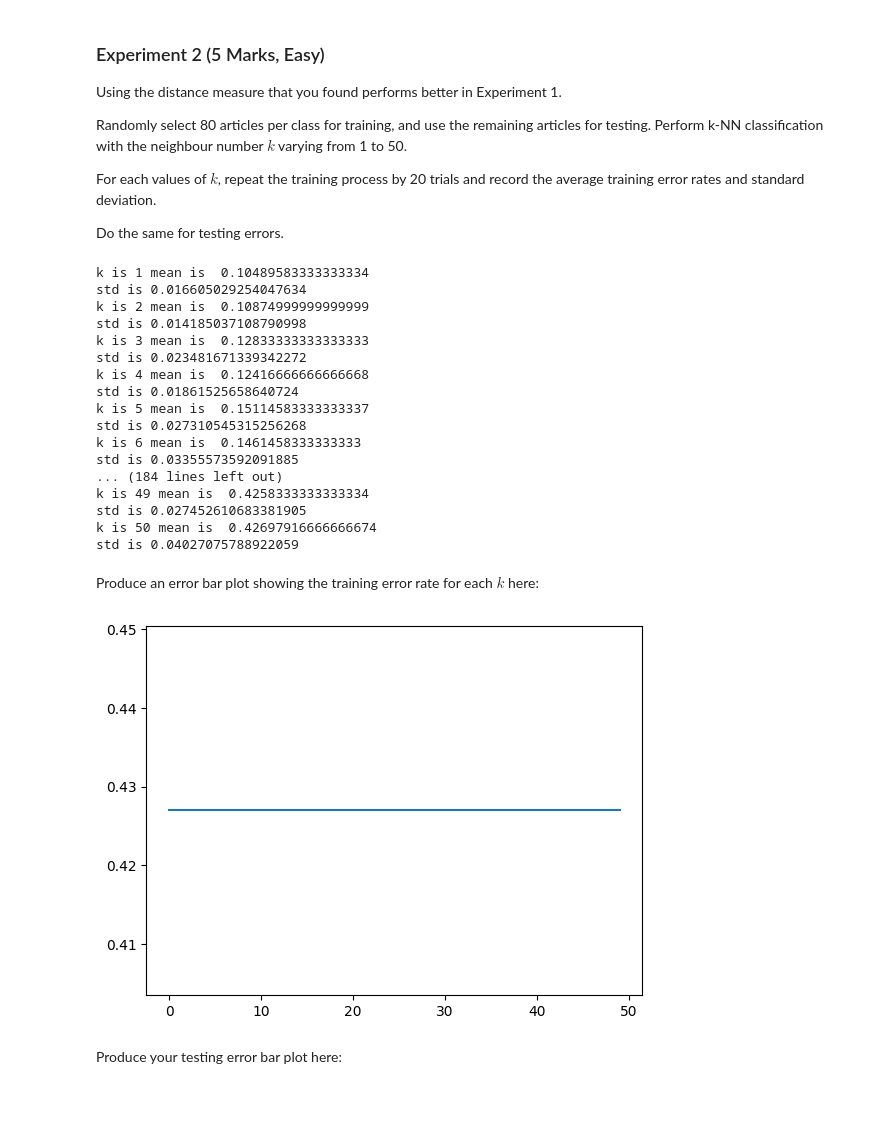
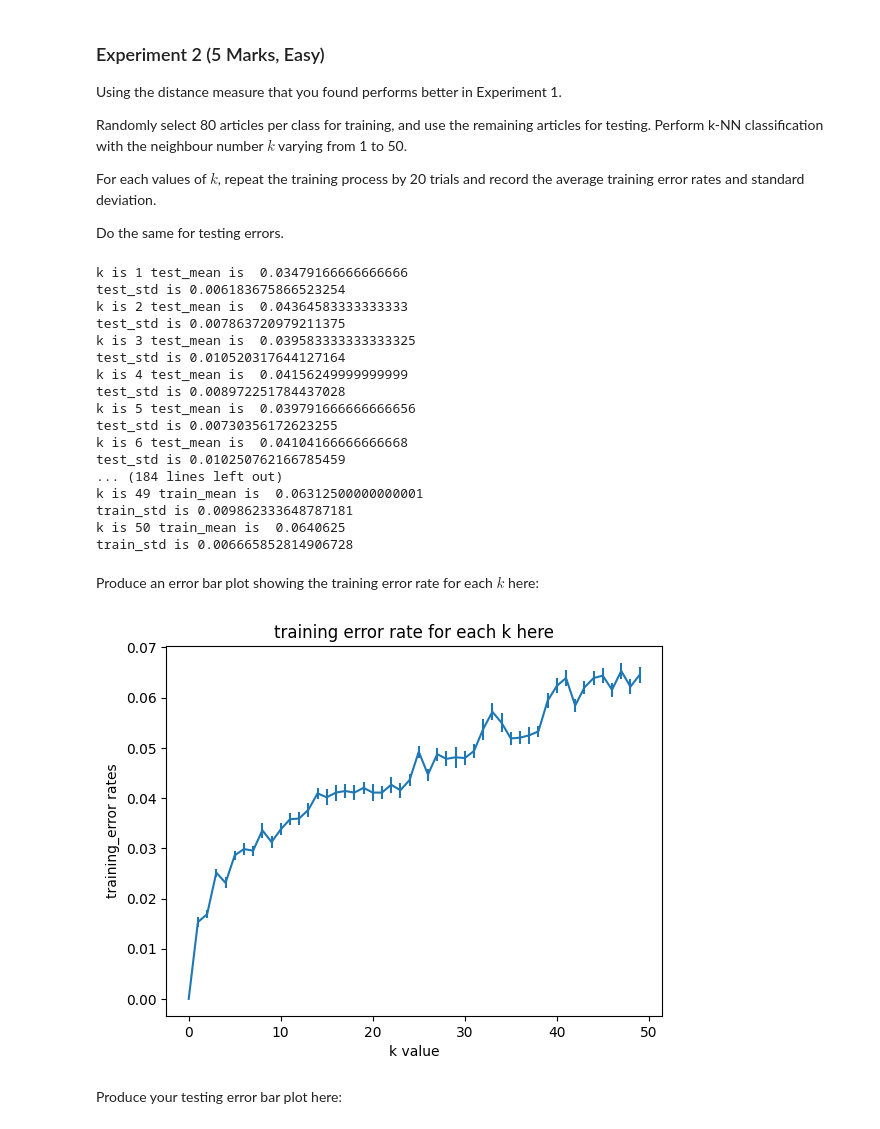
Before and after one commit to Kee386735501/machine-learning-, a Jupyter notebook: 24112-Lab1-S-Practice1.ipynb, the cells around one changed output. Saved outputs shown, nothing was run; the diff lists cells and outputs as text; code cells hidden in the pictures; blank space fills up the shorter version.

```diff
--- a/24112-Lab1-S-Practice1.ipynb
+++ b/24112-Lab1-S-Practice1.ipynb
@@ -229,12 +236,12 @@ for k in range(1,51):
         testIndex = [x for x in allIndex if x not in trainingDataIndex ]
         test_samples = data[testIndex]
         trainingData = data[trainingDataIndex]
-        predic=knn_classify(data[testIndex],data[trainingDataIndex],labels[trainingDataIndex],"euclidean",k)
+        predic=knn_classify(data[testIndex],data[trainingDataIndex],labels[trainingDataIndex],"cosine",k)
         accuracy.append(1-metrics.accuracy_score(labels[testIndex],predic))
     test_error_rate_mean.append(np.mean(accuracy))
-    print(f"k is {k} mean is  {test_error_rate_mean[k-1]}")
+    print(f"k is {k} test_mean is  {test_error_rate_mean[k-1]}")
     test_error_rate_std.append(np.std(accuracy))
-    print(f"std is {test_error_rate_std[k-1]}" )
+    print(f"test_std is {test_error_rate_std[k-1]}" )
 
 
 train_error_rate_mean=[]
@@ -245,45 +252,47 @@ for k in range(1,51):
     for i in range(20):
         trainingDataIndex=sample_indices(labels,80,80,80,80)
         allIndex=list(range(800))
-        testIndex = [x for x in allIndex if x not in trainingDataIndex ]
-        test_samples = data[testIndex]
         trainingData = data[trainingDataIndex]
-        predic=knn_classify(data[trainingDataIndex],data[trainingDataIndex],labels[trainingDataIndex],"euclidean",k)
-        accuracy1.append(1-metrics.accuracy_score(labels[trainingDataIndex],predic))
-    train_error_rate_mean.append(np.mean(accuracy))
-    print(f"k is {k} mean is  {test_error_rate_mean[k-1]}")
-    train_error_rate_std.append(np.std(accuracy))
-    print(f"std is {test_error_rate_std[k-1]}" )
+        predic_train=knn_classify(data[trainingDataIndex],data[trainingDataIndex],labels[trainingDataIndex],"cosine",k)
+        accuracy1.append(1-metrics.accuracy_score(labels[trainingDataIndex],predic_train))
+    train_error_rate_mean.append(np.mean(accuracy1))
+    print(f"k is {k} train_mean is  {train_error_rate_mean[k-1]}")
+    train_error_rate_std.append(np.std(accuracy1))
+    print(f"train_std is {train_error_rate_std[k-1]}")
 # %% [output]
-k is 1 mean is  0.10489583333333334
-std is 0.016605029254047634
-k is 2 mean is  0.10874999999999999
-std is 0.014185037108790998
-k is 3 mean is  0.12833333333333333
-std is 0.023481671339342272
-k is 4 mean is  0.12416666666666668
-std is 0.01861525658640724
-k is 5 mean is  0.15114583333333337
-std is 0.027310545315256268
-k is 6 mean is  0.1461458333333333
-std is 0.03355573592091885
+k is 1 test_mean is  0.03479166666666666
+test_std is 0.006183675866523254
+k is 2 test_mean is  0.04364583333333333
+test_std is 0.007863720979211375
+k is 3 test_mean is  0.039583333333333325
+test_std is 0.010520317644127164
+k is 4 test_mean is  0.04156249999999999
+test_std is 0.008972251784437028
+k is 5 test_mean is  0.039791666666666656
+test_std is 0.00730356172623255
+k is 6 test_mean is  0.04104166666666668
+test_std is 0.010250762166785459
 ... (184 lines left out)
-k is 49 mean is  0.4258333333333334
-std is 0.027452610683381905
-k is 50 mean is  0.42697916666666674
-std is 0.04027075788922059
+k is 49 train_mean is  0.06312500000000001
+train_std is 0.009862333648787181
+k is 50 train_mean is  0.0640625
+train_std is 0.006665852814906728
 # %% [markdown]
 Produce an error bar plot showing the training error rate for each $k$ here:
 # %%
 # Your code goes here
 # Your code goes here
 import numpy as np
 import matplotlib.pyplot as plt
 
-plt.plot(train_error_rate_mean)
+train_error_each_k = train_error_rate_std/np.sqrt(len(train_error_rate_mean))
+plt.errorbar(range(50), train_error_rate_mean, yerr=train_error_each_k)
+plt.title('training error rate for each k here')
+plt.xlabel('k value')
+plt.ylabel('training_error rates')
 plt.show()
 # %% [output]
-[figure, old version]
+[figure, new version]
 # %% [markdown]
 Produce your testing error bar plot here:
 # %%
```
Also changed, not shown: parts of 11 cells of this notebook.
